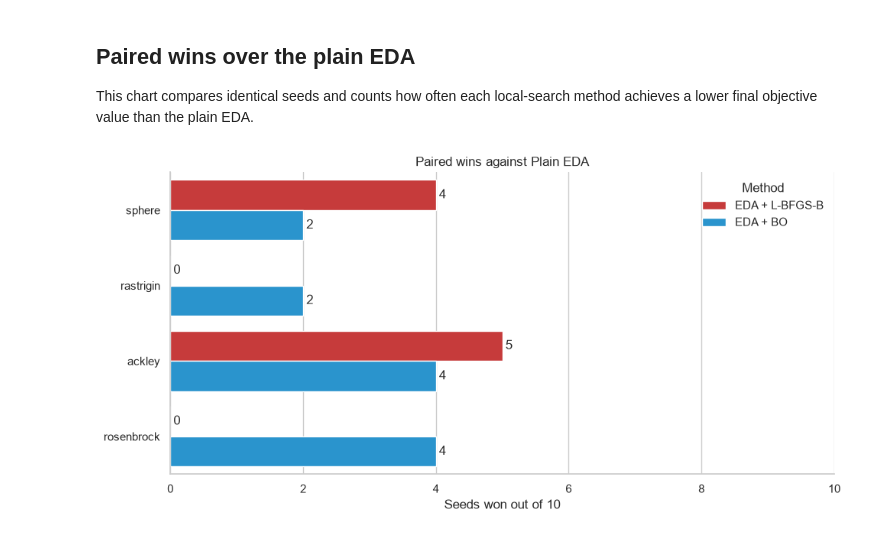
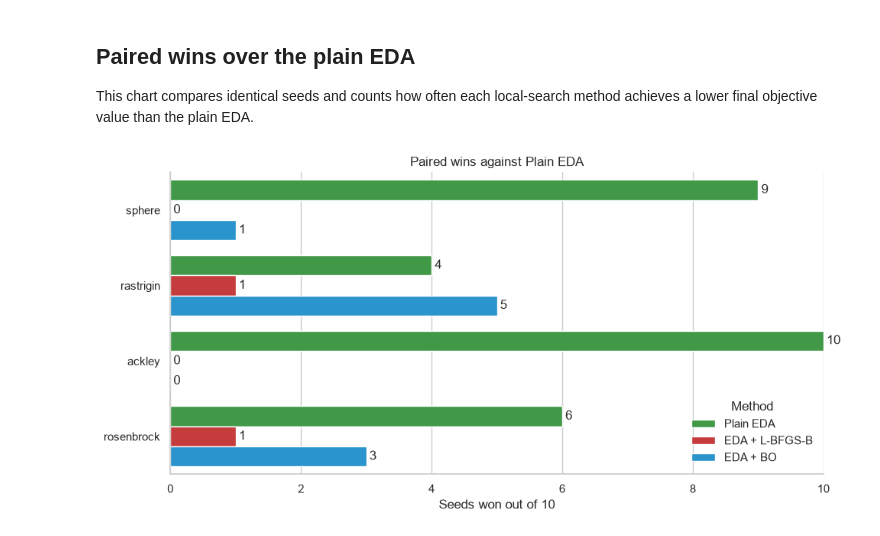
Before and after one commit to abarrenap/Bayesian_Optimization_for_EDA, a Jupyter notebook: bo_eda_experiments.ipynb, the cells around one changed output. Saved outputs shown, nothing was run; the diff lists cells and outputs as text; code cells hidden in the pictures.

```diff
--- a/bo_eda_experiments.ipynb
+++ b/bo_eda_experiments.ipynb
@@ -46,7 +54,7 @@ plt.rcParams["figure.figsize"] = (10, 6)
 # General parameters
 N_DIMS = 5
 POP_SIZE = 30
-MAX_EVALUATIONS = 3000
+MAX_EVALUATIONS = 600
 N_RUNS = 10
 
 BENCHMARKS = {
@@ -263,7 +269,7 @@ This version replaces L-BFGS-B with Bayesian Optimization using a Gaussian proce
 
 It uses the same population subset and local-search budgets as the classical variant. The known centre initializes the surrogate without spending another objective evaluation.
 # %%
-BO_TRUST_REGION = 0.15
+BO_TRUST_REGION = 0.05
 N_BO_GENERATIONS = N_CLASSICAL_GENERATIONS
 
 
@@ -274,8 +280,7 @@ class BudgetedBayesianLocalSearch:
     def optimize(self, population, fitness, fitness_func, cardinality, **params):
         new_population = population.copy()
         new_fitness = fitness.copy()
-        n_selected = max(1, int(np.ceil(len(population) * LOCAL_SUBSET_FRACTION)))
-        selected = np.argsort(fitness.ravel())[::-1][:n_selected]
+        selected = [int(np.argmax(fitness.ravel()))]
         remaining = min(LOCAL_GENERATION_BUDGET, params["remaining_evaluations"]())
         global_lower, global_upper = cardinality
         global_range = global_upper - global_lower
@@ -289,6 +294,7 @@ class BudgetedBayesianLocalSearch:
             centre = population[index].copy()
             best_x = centre.copy()
             best_fitness = float(fitness[index, 0])
+            initial_objective = -best_fitness
             local_lower = np.maximum(
                 global_lower, centre - BO_TRUST_REGION * global_range
             )
@@ -317,6 +323,7 @@ class BudgetedBayesianLocalSearch:
 
             new_population[index] = best_x
             new_fitness[index, 0] = best_fitness
+            # print(f"BO objective: {initial_objective:.6g} -> {-best_fitness:.6g}") print to see if BO is really working
             remaining -= budget
             total_evaluations += budget
 
@@ -415,21 +440,36 @@ best_by_benchmark = (
 )
 
 paired = all_results.pivot(
-    index=["benchmark", "seed"], columns="method", values="best_value"
+    index=["benchmark", "seed"],
+    columns="method",
+    values="best_value",
 )
+
 paired_rows = []
-for method in METHOD_ORDER[1:]:
+
+for method in METHOD_ORDER:
     for benchmark in BENCHMARK_ORDER:
         values = paired.loc[benchmark]
+
+        other_methods = [m for m in METHOD_ORDER if m != method]
+
+        wins = (
+            values[method]
+            .lt(values[other_methods].min(axis=1))
+            .sum()
+        )
+
+        median_log10_gain = np.median(
+            np.log10(values["Plain EDA"] / values[method])
+        )
+
         paired_rows.append({
             "benchmark": benchmark,
             "method": method,
-            "wins_vs_plain": int((values[method] < values["Plain EDA"]).sum()),
-            "losses_vs_plain": int((values[method] > values["Plain EDA"]).sum()),
-            "median_log10_gain": np.median(
-                np.log10(values["Plain EDA"] / values[method])
-            ),
+            "wins": int(wins),
+            "median_log10_gain": median_log10_gain,
         })
+
 paired_summary = pd.DataFrame(paired_rows)
 
 display(summary.sort_values(["benchmark", "median"]))
@@ -509,24 +553,24 @@ This chart compares identical seeds and counts how often each local-search metho
 # %%
 fig, ax = plt.subplots(figsize=(10, 5))
 sns.barplot(
     data=paired_summary,
-    x="wins_vs_plain",
+    x="wins",
     y="benchmark",
     order=BENCHMARK_ORDER,
     hue="method",
-    hue_order=METHOD_ORDER[1:],
+    hue_order=METHOD_ORDER,
     palette=METHOD_COLORS,
     ax=ax,
 )
 for container in ax.containers:
     ax.bar_label(container, fmt="%d", padding=3)
 ax.set_xlim(0, N_RUNS)
 ax.set_title("Paired wins against Plain EDA")
 ax.set_xlabel("Seeds won out of 10")
 ax.set_ylabel("")
 ax.legend(title="Method", frameon=False)
 sns.despine()
 plt.tight_layout()
 plt.show()
 # %% [output]
-[figure, old version]
+[figure, new version]
```
Also changed, not shown: parts of 10 cells of this notebook, 24 other files.
